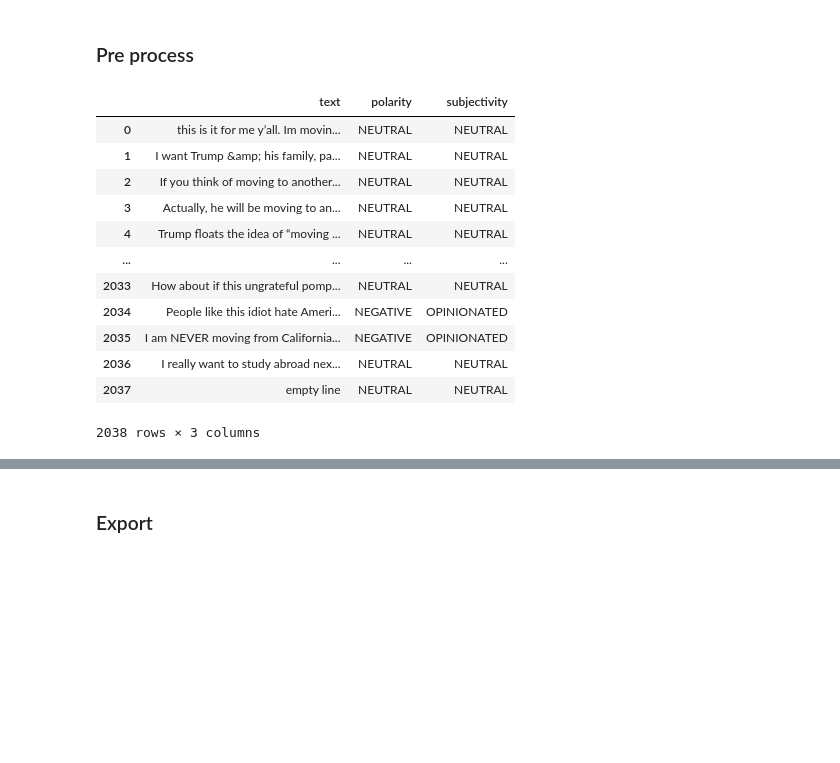
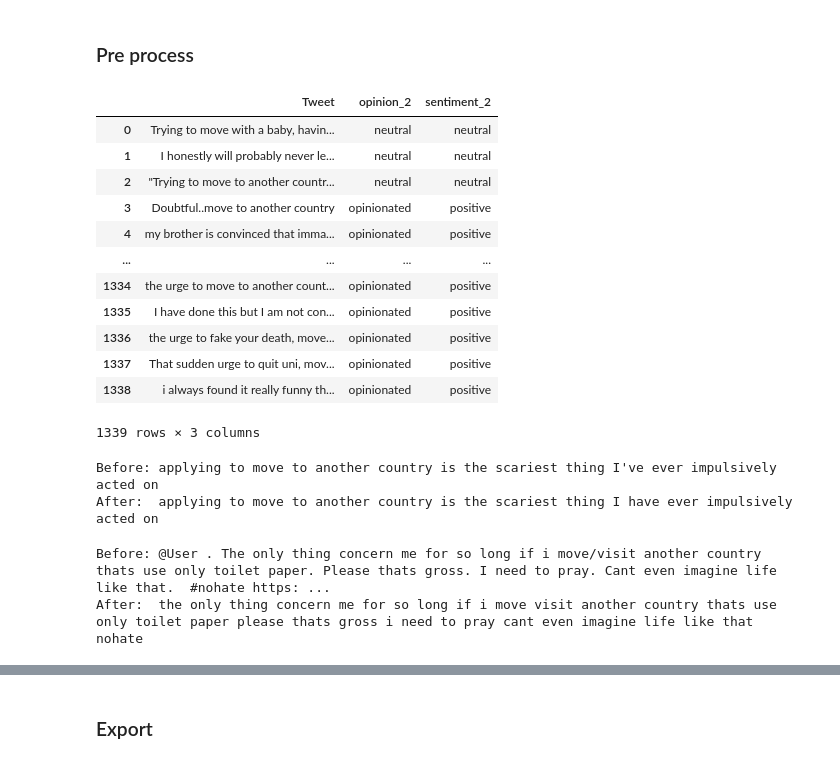
Before and after one commit to md-zaki/CZ4034_IR_Group_Project, a Jupyter notebook: data_cleaning/preprocess.ipynb, the cells around one changed output, grey strips where cells are left out. Drawn from its saved outputs; the diff is of its cells as text; code cells hidden in the pictures; blank space fills up the shorter version.

```diff
--- a/data_cleaning/preprocess.ipynb
+++ b/data_cleaning/preprocess.ipynb
@@ -28,6 +26,6 @@ import re
 # %%
 # mr = pd.read_excel('datasets/datasets.xls', sheet_name='MR',header=None)
 # %%
-mr = pd.read_csv('../train_2000.csv',header=0)
+mr = pd.read_csv('../labelled1000(final).csv',header=0)
 mr
 # %% [output]
@@ -47,3 +44,0 @@ mr
-# %%
-mr.columns = ['text', 'polarity','subjectivity' ]
-mr
@@ -63,0 +45,3 @@ mr
+# %%
+mr = mr[['Tweet', 'opinion_2','sentiment_2'] ]
+mr = mr.dropna()
@@ -192,26 +221,32 @@ CONTRACTION_MAP = {
 # %%
 def remove_contractions(text):
     words = text.split()
     reformed = " ".join(CONTRACTION_MAP[word] if word in CONTRACTION_MAP else word for word in words)
     return reformed
 
-mr['text'] = mr['text'].apply(lambda x: remove_contractions(x))
+mr['Tweet'] = mr['Tweet'].apply(lambda x: remove_contractions(x))
 
 mr
 # %% [output]
-|  | text | polarity | subjectivity |
-| 0 | this is it for me y’all. Im movin... | NEUTRAL | NEUTRAL |
-| 1 | I want Trump &amp; his family, pa... | NEUTRAL | NEUTRAL |
-| 2 | If you think of moving to another... | NEUTRAL | NEUTRAL |
-| 3 | Actually, he will be moving to an... | NEUTRAL | NEUTRAL |
-| 4 | Trump floats the idea of “moving ... | NEUTRAL | NEUTRAL |
+|  | Tweet | opinion_2 | sentiment_2 |
+| 0 | Trying to move with a baby, havin... | neutral | neutral |
+| 1 | I honestly will probably never le... | neutral | neutral |
+| 2 | "Trying to move to another countr... | neutral | neutral |
+| 3 | Doubtful..move to another country | opinionated | positive |
+| 4 | my brother is convinced that imma... | opinionated | positive |
 | ... | ... | ... | ... |
-| 2033 | How about if this ungrateful pomp... | NEUTRAL | NEUTRAL |
-| 2034 | People like this idiot hate Ameri... | NEGATIVE | OPINIONATED |
-| 2035 | I am NEVER moving from California... | NEGATIVE | OPINIONATED |
-| 2036 | I really want to study abroad nex... | NEUTRAL | NEUTRAL |
-| 2037 | empty line | NEUTRAL | NEUTRAL |
+| 1334 | the urge to move to another count... | opinionated | positive |
+| 1335 | I have done this but I am not con... | opinionated | positive |
+| 1336 | the urge to fake your death, move... | opinionated | positive |
+| 1337 | That sudden urge to quit uni, mov... | opinionated | positive |
+| 1338 | i always found it really funny th... | opinionated | positive |
-2038 rows × 3 columns
+1339 rows × 3 columns
+# %%
+print("Before: applying to move to another country is the scariest thing I've ever impulsively acted on ")
+print("After: ", remove_contractions("applying to move to another country is the scariest thing I've ever impulsively acted on "))
+# %% [output]
+Before: applying to move to another country is the scariest thing I've ever impulsively acted on
+After:  applying to move to another country is the scariest thing I have ever impulsively acted on
 # %%
 stop_words = stopwords.words('english')
 stemmer = SnowballStemmer('english')
@@ -230,4 +259,10 @@ def preprocess(text, stem=False):
 
     tokens.append(token)
   return " ".join(tokens)
+# %%
+print("Before: @User . The only thing concern me for so long if i move/visit another country thats use only toilet paper. Please thats gross. I need to pray. Cant even imagine life like that.  #nohate https://t.co/ejMa9wkrbI")
+print("After: ",preprocess("@User . The only thing concern me for so long if i move/visit another country thats use only toilet paper. Please thats gross. I need to pray. Cant even imagine life like that.  #nohate https://t.co/ejMa9wkrbI"))
+# %% [output]
+Before: @User . The only thing concern me for so long if i move/visit another country thats use only toilet paper. Please thats gross. I need to pray. Cant even imagine life like that.  #nohate https: ...
+After:  the only thing concern me for so long if i move visit another country thats use only toilet paper please thats gross i need to pray cant even imagine life like that nohate
 # %%
```
Also changed, not shown: parts of 16 cells of this notebook, 9 other files.
